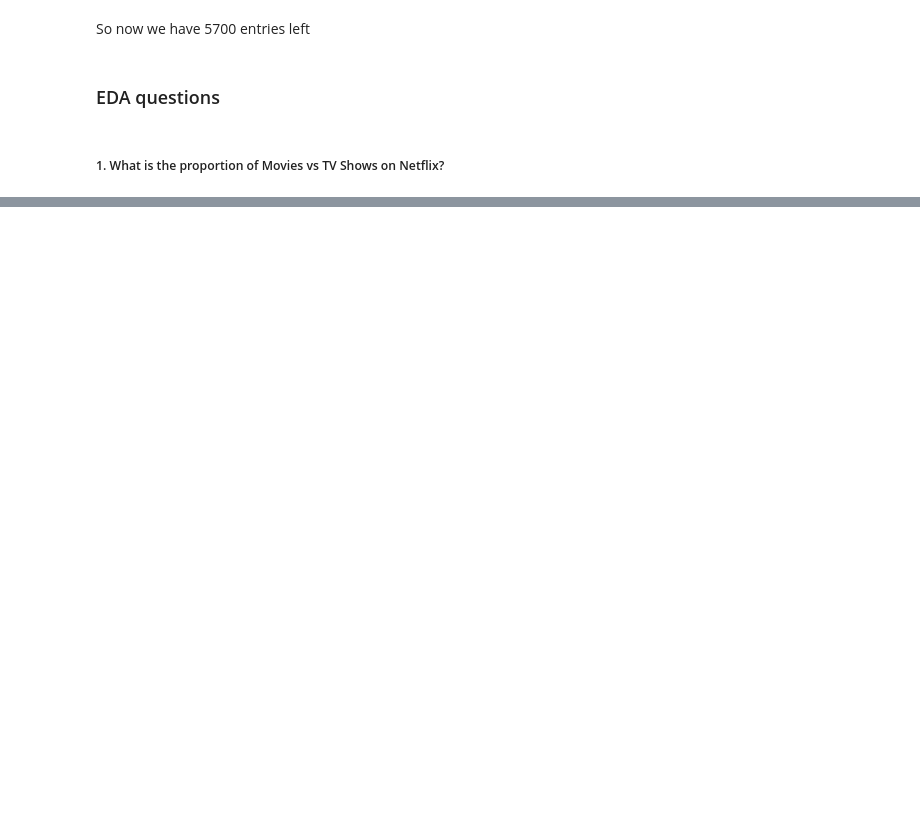
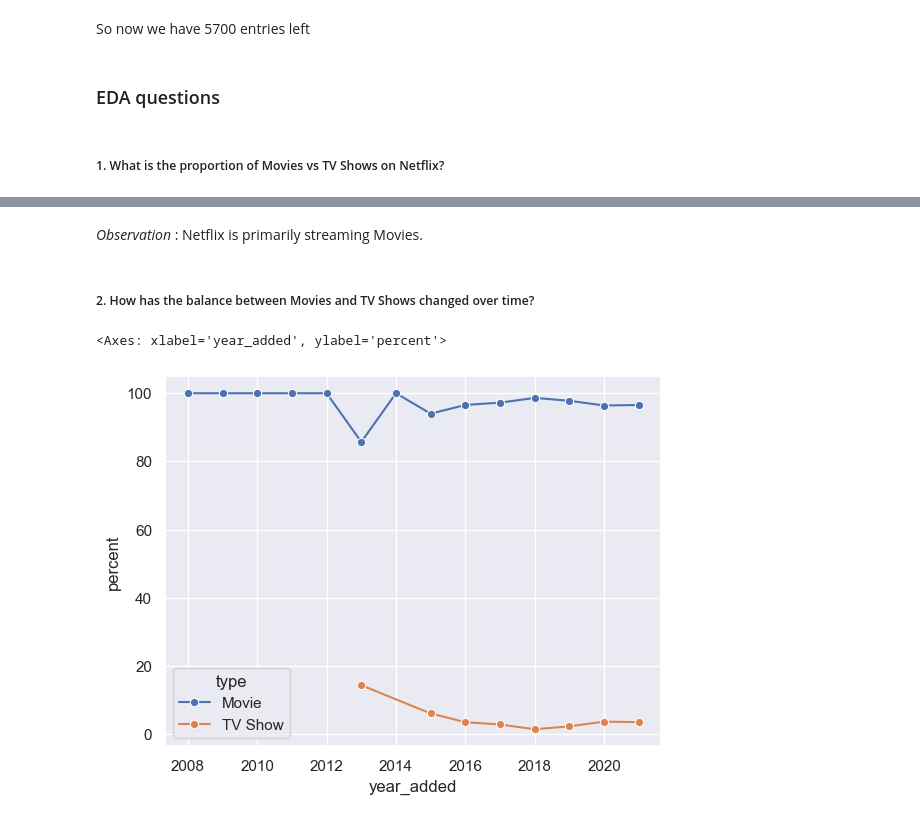
Before and after one commit to vNullptr/netflix-eda, a Jupyter notebook: notebook.ipynb, the cells around one changed output, grey strips where cells are left out. Saved outputs shown, nothing was run; the diff lists cells and outputs as text; code cells hidden in the pictures; blank space fills up the shorter version.

```diff
--- a/notebook.ipynb
+++ b/notebook.ipynb
@@ -195,0 +196,15 @@ sns.countplot(x=netflix_copy["type"])
+# %% [markdown]
+*Observation* : Netflix is primarily streaming Movies.
+# %% [markdown]
+##### 2. How has the balance between Movies and TV Shows changed over time?
+# %%
+netflix_copy["date_added"] = pd.to_datetime(netflix_copy["date_added"], errors="coerce")
+netflix_copy["year_added"] = netflix_copy["date_added"].dt.year
+
+type_proportions = netflix_copy.groupby(["year_added", "type"]).size().reset_index(name="count")
+type_proportions["percent"] = type_proportions.groupby("year_added")["count"].transform(lambda x: x/x.sum() * 100)
+
+sns.lineplot(data=type_proportions, x="year_added", y="percent", hue="type", marker="o")
+# %% [output]
+<Axes: xlabel='year_added', ylabel='percent'>
+[figure, added]
```
Also changed, not shown: parts of 10 cells of this notebook.
